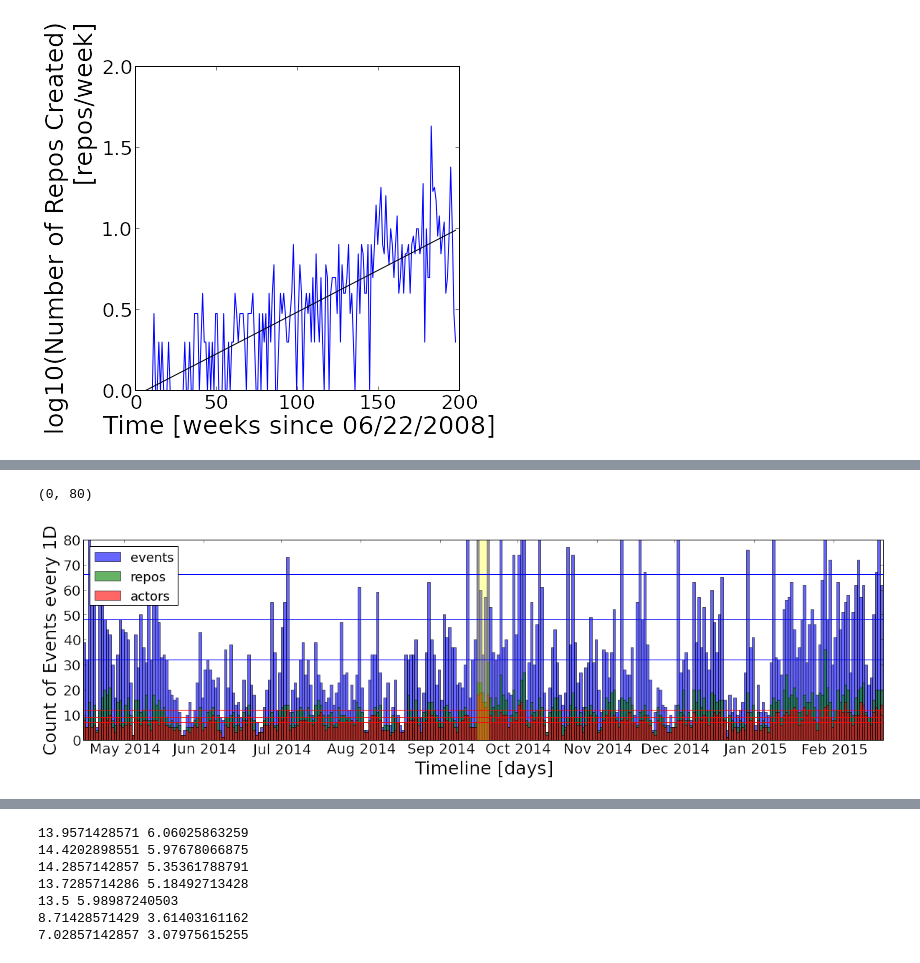
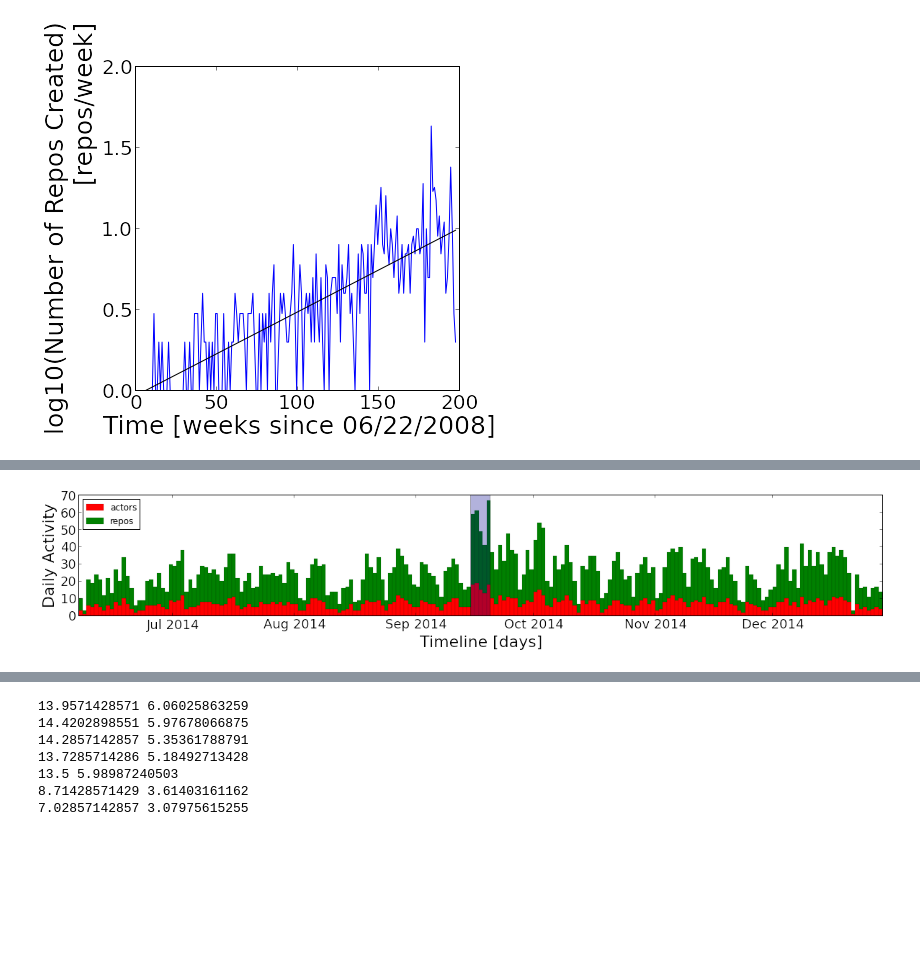
Before and after one commit to wazaahhh/AstroWeekStudy, a Jupyter notebook: python_code/AstroWeekStudy.ipynb, the cells around one changed output, grey strips where cells are left out. Saved outputs shown, nothing was run; the diff lists cells and outputs as text; code cells hidden in the pictures; blank space fills up the shorter version.

```diff
--- a/python_code/AstroWeekStudy.ipynb
+++ b/python_code/AstroWeekStudy.ipynb
@@ -90,29 +140,34 @@ Timeline showing most of 2014, with count of events, repo touched and active use
 # %%
 graph_param = {"events" : {"color": "blue"},
                 "actors": {"color": "red"},
                 "repos" : {"color": "green"}
                 }
 
-pl.figure(1,(20,5))
+pl.figure(1,(20,3))
 #show the region corresponding to astroweek
 
+y_old = np.zeros_like(resampled['activity']['repos'].values)
+
 opacity = 0.6
-types = ["events","repos","actors"]
+types = ["actors","repos"]
 for k in types:
-    pl.bar(resampled[k].index,resampled[k].values,width=width,color=graph_param[k]['color'],alpha=opacity,label=k)
-    if k in ["actors","events"]:
-        x = resampled[k].index
-        for p in [50,75,90]:
-            perc = np.percentile(resampled[k].values,p)
-            pl.plot(x,np.zeros(len(x))+perc,'-',color=graph_param[k]['color'])
+    y = y_old + resampled['activity'][k].values
+    pl.bar(resampled['activity'][k].index,y,bottom=y_old,width=1,lw=0.1,color=graph_param[k]['color'],label=k)
+    y_old = y
+    #if k in ["actors","repos"]:
+    #    x = resampled['activity'][k].index
+    #    for p in [50,75,90]:
+    #        perc = np.percentile(resampled['activity'][k].values,p)
+    #        pl.plot(x,np.zeros(len(x))+perc,'-',color=graph_param[k]['color'])
 
-pl.bar(timestamp_astroweek[0],max(resampled['events'].values),width=5,color="yellow",alpha=0.3)
-pl.xlim(timestamp_atB)
-pl.ylim(ymax=max(resampled['events'].values))
+
+pl.bar(timestamp_astroweek[0],70,width=5,color="darkblue",alpha=0.3)
+t = resampled['activity'][k].index
+pl.xlim(t[astro_dt[0]-100],t[astro_dt[0]+5+100])
+pl.ylim(ymax=70)
 pl.xlabel("Timeline [days]")
-pl.ylabel("Count of Events every %s"%t_resol)
-pl.legend(loc=0)
-pl.ylim(0,80)
+pl.ylabel("Daily Activity")
+pl.legend(loc=2)
+pl.savefig(project_dir + "figures/activity_day.eps")
 # %% [output]
-(0, 80)
-[figure, old version]
+[figure, new version]
```
Also changed, not shown: parts of 47 cells of this notebook, 10 other files.
